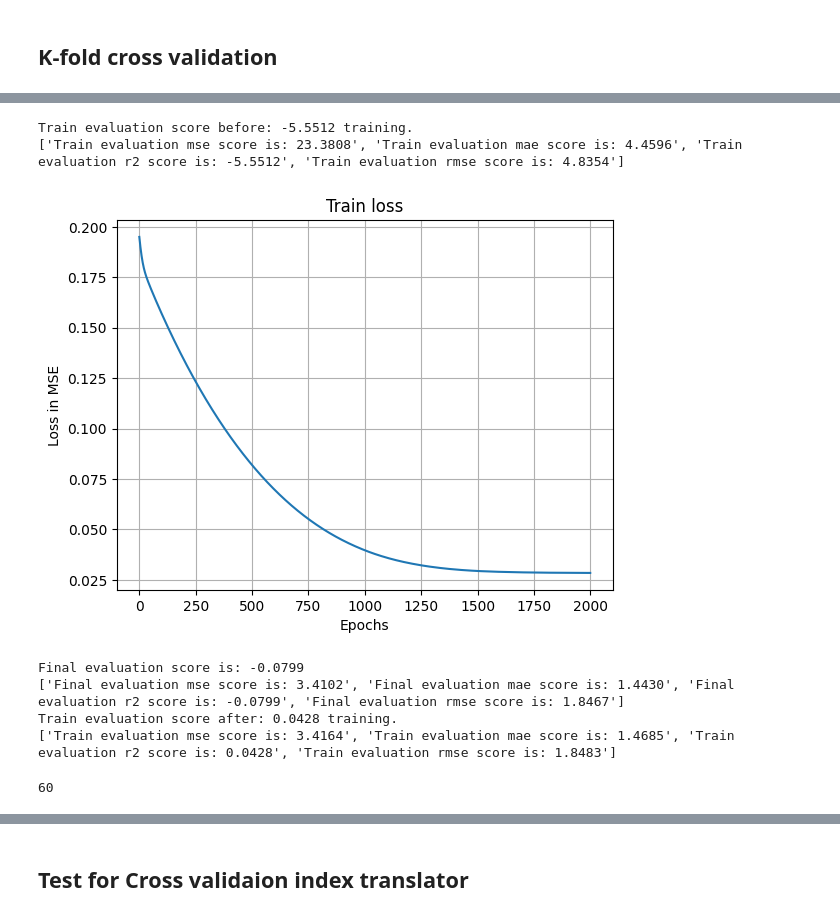
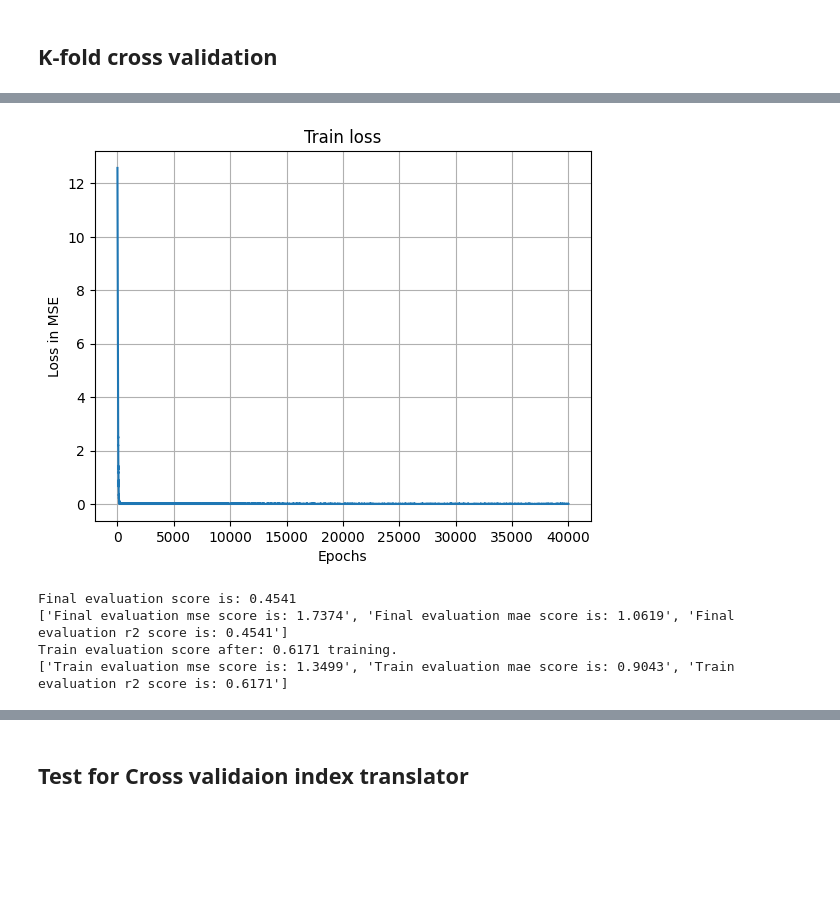
Before and after one commit to danielwalke/drug_efficiency, a Jupyter notebook: StandardAnalysis.ipynb, the cells around one changed output, grey strips where cells are left out. Cells and saved outputs as stored; diff of their text form; code cells hidden in the pictures; blank space fills up the shorter version.

Commit message:
drug cell model combination

```diff
--- a/StandardAnalysis.ipynb
+++ b/StandardAnalysis.ipynb
@@ -983,55 +1010,65 @@ HeteroCustomGNN(
+# %%
+from torch_geometric.nn import to_hetero
+
+best_hyperparams = dict()
+
+m = GNN(heads = 1, hidden_dim = 1)
+m = to_hetero(m, metadata=data.metadata(), aggr = "sum")
+
+best_hyperparams["model"] = HeteroCustomGNN( 1, 1, data.x_dict, data.edge_attr_dict, 0.1) #0.05
+best_hyperparams["epochs"] = 40_000
+best_hyperparams["lr"] = 1e-4 #1e-3
+best_hyperparams["wd"] = 0
+# %%
+from torch_geometric.loader import NeighborLoader
+
+BATCH_SIZE = 8
+train_input_nodes = ('model', data['model'].train_mask)
+train_loader = NeighborLoader(data, num_neighbors={key: [-1] * 2 for key in data.edge_types}, shuffle=True,batch_size=int(data['model'].train_mask.sum()), input_nodes=train_input_nodes)
+test_input_nodes = ('model', data['model'].test_mask)
+test_loader = NeighborLoader(data, num_neighbors={key: [-1] * 2 for key in data.edge_types}, shuffle=True,batch_size=int(data['model'].test_mask.sum()), input_nodes=test_input_nodes)
 # %%
 import matplotlib.pyplot as plt
 from tqdm.notebook import tqdm
 from torch_geometric.nn import to_hetero
+import copy
 
 def plot_loss(loss_list):
     plt.plot(loss_list)
     plt.title("Train loss")
     plt.ylabel("Loss in MSE")
     plt.xlabel("Epochs")
     plt.grid()
     plt.show()
 
-def refit(train_loader, hyperparameters):
-    model, loss_list = train_k(train_loader, hyperparameters)
+def refit(train_loader, hyperparameters, data = None):
+    model, loss_list = train_k(train_loader, hyperparameters, data)
     return model, loss_list
 
-def reevaluate(model, test_loader):
-    score, sec_scores = evaluate_k(model, test_loader)
+def reevaluate(model, loader, data = None, mask = None):
+    score, sec_scores = evaluate_k(model, loader, data, mask)
     return score, sec_scores#, (pred_target_values, true_target_values)
 
 def final_train_and_evaluate(train_loader, test_loader, hyperparameters):
-    global train_indices, test_indices
-    model, loss_list = refit(copy.deepcopy(train_loader), hyperparameters)
+    model, loss_list = refit(train_loader, hyperparameters, data)
     plot_loss(loss_list)
-    train_score_after_training, sec_train_scores = reevaluate(model, copy.deepcopy(train_loader))
-    score, sec_scores = reevaluate(model, test_loader)
+    train_score_after_training, sec_train_scores = reevaluate(model, train_loader, data, data['model'].train_mask)
+    score, sec_scores = reevaluate(model, test_loader, data, data['model'].test_mask)
 
     print(f"Final evaluation score is: {format(score, '.4f')}")
     print([f"Final evaluation {key} score is: {format(sec_scores[key], '.4f')}" for key in sec_scores])
     print(f"Train evaluation score after: {format(train_score_after_training, '.4f')} training.")
     print([f"Train evaluation {key} score is: {format(sec_train_scores[key], '.4f')}" for key in sec_train_scores])
     return loss_list #, (pred_target_values, true_target_values)
 
-train_index = train_indices
-test_index = test_indices
-train_loader, test_loader = get_loaders(data, train_index, test_index, best_hyperparams["batch_size"])
-training_score_before_training, sec_train_scores = reevaluate(best_hyperparams["model"], copy.deepcopy(train_loader))
-print(f"Train evaluation score before: {format(training_score_before_training, '.4f')} training.")
-print([f"Train evaluation {key} score is: {format(sec_train_scores[key], '.4f')}" for key in sec_train_scores])
+# training_score_before_training, sec_train_scores = reevaluate(best_hyperparams["model"], train_loader, data, data['model'].train_mask)
+# print(f"Train evaluation score before: {format(training_score_before_training, '.4f')} training.")
+# print([f"Train evaluation {key} score is: {format(sec_train_scores[key], '.4f')}" for key in sec_train_scores])
+
 loss_list = final_train_and_evaluate(train_loader, test_loader, best_hyperparams)
 # %% [output]
+[figure, new version]
-Train evaluation score before: -5.5512 training.
-['Train evaluation mse score is: 23.3808', 'Train evaluation mae score is: 4.4596', 'Train evaluation r2 score is: -5.5512', 'Train evaluation rmse score is: 4.8354']
+Final evaluation score is: 0.4541
+['Final evaluation mse score is: 1.7374', 'Final evaluation mae score is: 1.0619', 'Final evaluation r2 score is: 0.4541']
+Train evaluation score after: 0.6171 training.
+['Train evaluation mse score is: 1.3499', 'Train evaluation mae score is: 0.9043', 'Train evaluation r2 score is: 0.6171']
-[figure, old version]
-Final evaluation score is: -0.0799
-['Final evaluation mse score is: 3.4102', 'Final evaluation mae score is: 1.4430', 'Final evaluation r2 score is: -0.0799', 'Final evaluation rmse score is: 1.8467']
-Train evaluation score after: 0.0428 training.
-['Train evaluation mse score is: 3.4164', 'Train evaluation mae score is: 1.4685', 'Train evaluation r2 score is: 0.0428', 'Train evaluation rmse score is: 1.8483']
-# %%
-def get_model_size(hidden_dim):
-    return 29*hidden_dim*2+hidden_dim*2
-get_model_size(1)
-# %% [output]
-60
```
Also changed, not shown: parts of 112 cells of this notebook, 4 other files.
